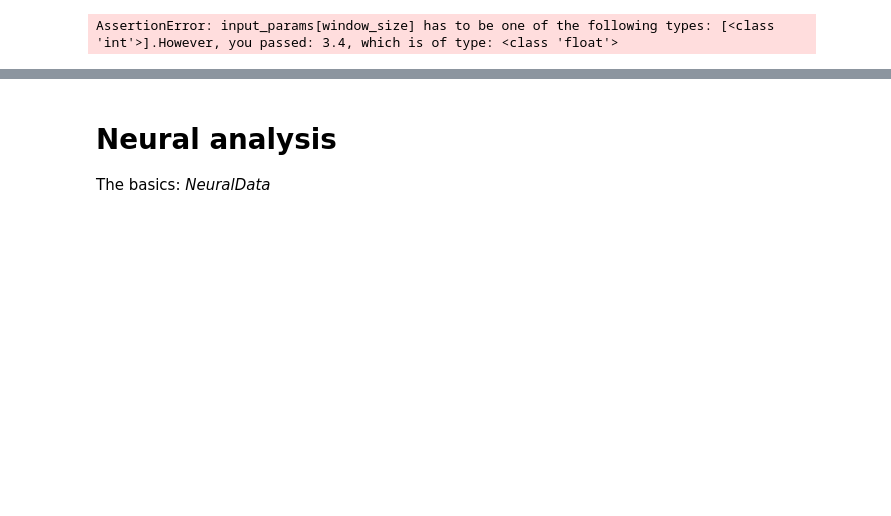
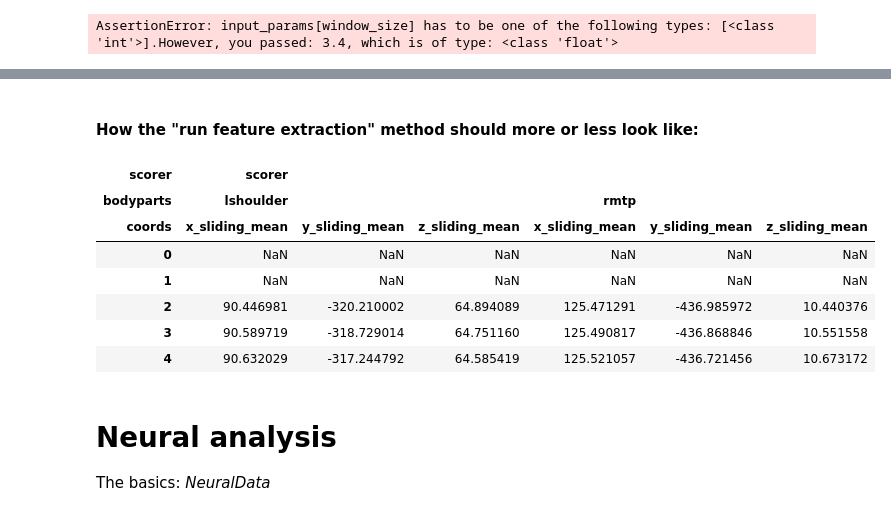
Before and after one commit to ELGarulli/neurokin, a Jupyter notebook: DEMO_neural_gait_correlation.ipynb, the cells around one changed output, grey strips where cells are left out. Saved outputs shown, nothing was run; the diff lists cells and outputs as text; code cells hidden in the pictures; blank space fills up the shorter version.

Commit message:
add "how to interact with FeatureExtraction strats" to demo nb

```diff
--- a/DEMO_neural_gait_correlation.ipynb
+++ b/DEMO_neural_gait_correlation.ipynb
@@ -126,3 +139,24 @@ AssertionError: input_params[window_size] has to be one of the following types:
+# %% [markdown]
+#### How the "run feature extraction" method should more or less look like:
+# %%
+# At this point, KinematicDataRun would have already extract the following three things based on the config.yaml:
+feature_extraction_strategy = SampleFeatureExtractionStrategy
+params = {'window_size': 3}
+source_marker_ids = ['lshoulder', 'rmtp']
+
+# Then it could look like:
+feature_extraction_strat = feature_extraction_strategy(sliced_marker_df=df, params = params)
+extracted_features_df = feature_extraction_strat.extract_features(source_marker_ids=source_marker_ids)
+extracted_features_df.head()
+# %% [output]
+| scorer | scorer |  |  |  |  |  |
+| bodyparts | lshoulder |  |  | rmtp |  |  |
+| coords | x_sliding_mean | y_sliding_mean | z_sliding_mean | x_sliding_mean | y_sliding_mean | z_sliding_mean |
+| 0 | NaN | NaN | NaN | NaN | NaN | NaN |
+| 1 | NaN | NaN | NaN | NaN | NaN | NaN |
+| 2 | 90.446981 | -320.210002 | 64.894089 | 125.471291 | -436.985972 | 10.440376 |
+| 3 | 90.589719 | -318.729014 | 64.751160 | 125.490817 | -436.868846 | 10.551558 |
+| 4 | 90.632029 | -317.244792 | 64.585419 | 125.521057 | -436.721456 | 10.673172 |
 # %% [markdown]
 # Neural analysis
 
```
Also changed, not shown: parts of 5 cells of this notebook, 1 other file.
